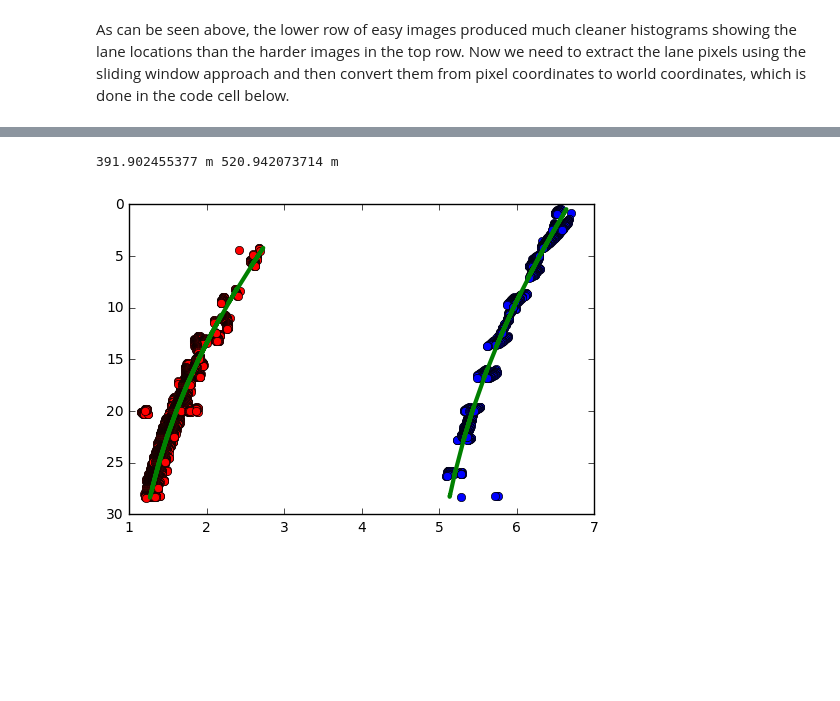
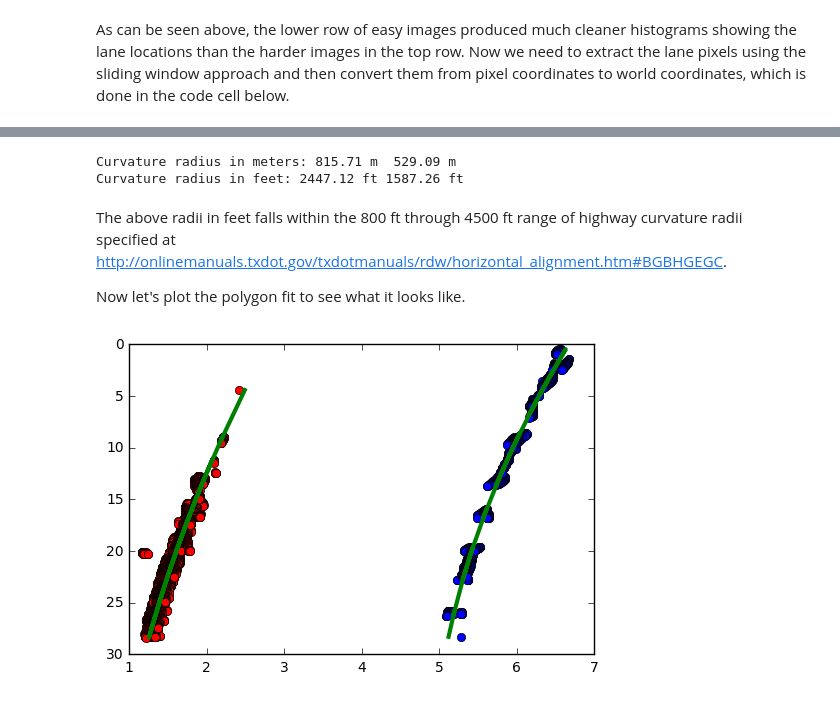
Before and after one commit to qpham01/udacity, a Jupyter notebook: sdcnd/CarND-Advanced-Lane-Lines/advanced_lane_lines.ipynb, the cells around one changed output, grey strips where cells are left out. Saved outputs shown, nothing was run; the diff lists cells and outputs as text; code cells hidden in the pictures; blank space fills up the shorter version.

```diff
--- a/sdcnd/CarND-Advanced-Lane-Lines/advanced_lane_lines.ipynb
+++ b/sdcnd/CarND-Advanced-Lane-Lines/advanced_lane_lines.ipynb
@@ -335,7 +335,7 @@ The lane_parameters list in the above code cell looks different than the test_pa
 # No direction gradient (lane_parameters index = 0)
 binary_images = []
 for file_name, image in hard_images:
-    binary, _ = make_topdown_binary(image, 0)
+    binary, warped = make_topdown_binary(image, 0)
     binary_images.append((file_name, binary))
 plot_images(binary_images, 4)
 # %% [output]
@@ -344,7 +346,7 @@ plot_images(binary_images, 4)
 # with direction gradient (lane_parameters index = 8), the shoulder lines are removed.
 binary_images = []
 for file_name, image in hard_images:
-    binary, _ = make_topdown_binary(image, 8)
+    binary, warped = make_topdown_binary(image, 8)
     binary_images.append((file_name, binary))
 plot_images(binary_images, 4)
 # %% [output]
@@ -356,7 +358,7 @@ Note that while the shoulder lines were removed above, we still have some white
 # easy test images
 binary_images = []
 for file_name, image in easy_images:
-    binary, _ = make_topdown_binary(image, 8)
+    binary, warped = make_topdown_binary(image, 8)
     binary_images.append((file_name, binary))
 plot_images(binary_images, 4)
 # %% [output]
@@ -411,16 +413,18 @@ left = 0
 right = image_size[1]
 histogram_data = []
 binaries = dict()
+warps = dict()
 for name, value in hard_images:
-    binary, _ = make_topdown_binary(value, 8)
+    binary, warped = make_topdown_binary(value, 8)
     histogram_data.append((name, create_lane_histogram_data(binary, top, bottom, left, right)))
     binaries[name] = binary
+    warps[name] = warped
 
 for name, value in easy_images:
-    binary, _ = make_topdown_binary(value, 8)
+    binary, warped = make_topdown_binary(value, 8)
     histogram_data.append((name, create_lane_histogram_data(binary, top, bottom, left, right)))
     binaries[name] = binary
-
+    warps[name] = warped
 plot_lane_histograms(histogram_data, 4)
 # %% [output]
 [figure]
@@ -508,26 +516,56 @@ Now we're ready to apply a polynomial fit to the lane line pixel data and use th
+# %%
+# Convert to real world coordinates
+ym_per_pix = 30/720 # meters per pixel in y dimension
+xm_per_pix = 3.7/700 # meteres per pixel in x dimension
+
+test_image_index = 3
+
+left_x, left_y, right_x, right_y = get_lane_pixels(binaries[hard_test_images[test_image_index]])
+
+def convert_pixel_to_world(x, y):
+    y = y * ym_per_pix
+    x = x * xm_per_pix
+    return x, y
+
+left_x, left_y = convert_pixel_to_world(left_x, left_y)
+right_x, right_y = convert_pixel_to_world(right_x, right_y)
+
+def fit_lane_line(x, y):
+    """
+    Fit a second order polynomial to each fake lane line
+    """
+    fit = np.polyfit(y, x, 2)
+    fitx = fit[0]*y**2 + fit[1]*y + fit[2]
+    return fit, fitx
+
+left_fit, left_fit_x = fit_lane_line(left_x, left_y)
+right_fit, right_fit_x = fit_lane_line(right_x, right_y)
+
+# Calculate curve radius
+def curve_radius(y, fit):
+    max_y = np.max(y)
+    radius = ((1 + (2*fit[0]*max_y + fit[1])**2)**1.5) / np.absolute(2*fit[0])
+    return radius
+
+left_curverad = curve_radius(left_y, left_fit)
+right_curverad = curve_radius(right_y, right_fit)
+
+# Now our radius of curvature is in meters
+print("Curvature radius in meters: {:.2f} m  {:.2f} m".format(left_curverad, right_curverad))
+print("Curvature radius in feet: {:.2f} ft {:.2f} ft".format(left_curverad * 3, right_curverad * 3))
+# %% [output]
+Curvature radius in meters: 815.71 m  529.09 m
+Curvature radius in feet: 2447.12 ft 1587.26 ft
+# %% [markdown]
+The above radii in feet falls within the 800 ft through 4500 ft range of highway curvature radii specified at http://onlinemanuals.txdot.gov/txdotmanuals/rdw/horizontal_alignment.htm#BGBHGEGC.
+
+Now let's plot the polygon fit to see what it looks like.
 # %%
-# Fit a second order polynomial to each fake lane line
-left_fit = np.polyfit(left_y, left_x, 2)
-left_fit_x = left_fit[0]*left_y**2 + left_fit[1]*left_y + left_fit[2]
-right_fit = np.polyfit(right_y, right_x, 2)
-right_fit_x = right_fit[0]*right_y**2 + right_fit[1]*right_y + right_fit[2]
-
-# Calculate curve radius
-left_maxy = np.max(left_y)
-right_maxy = np.max(right_y)
-left_curverad = ((1 + (2*left_fit[0]*left_maxy + left_fit[1])**2)**1.5) \
-                             /np.absolute(2*left_fit[0])
-right_curverad = ((1 + (2*right_fit[0]*right_maxy + right_fit[1])**2)**1.5) \
-                                /np.absolute(2*right_fit[0])
-# Now our radius of curvature is in meters
-print(left_curverad, 'm', right_curverad, 'm')
-
 # Plot up the fake data
 plt.plot(left_x, left_y, 'o', color='red')
 plt.plot(right_x, right_y, 'o', color='blue')
 plt.plot(left_fit_x, left_y, color='green', linewidth=3)
 plt.plot(right_fit_x, right_y, color='green', linewidth=3)
 plt.gca().invert_yaxis() # to visualize as we do the images
 # %% [output]
-391.902455377 m 520.942073714 m
-[figure, old version]
+[figure, new version]
```
Also changed, not shown: parts of 13 cells of this notebook, 5 other files.
